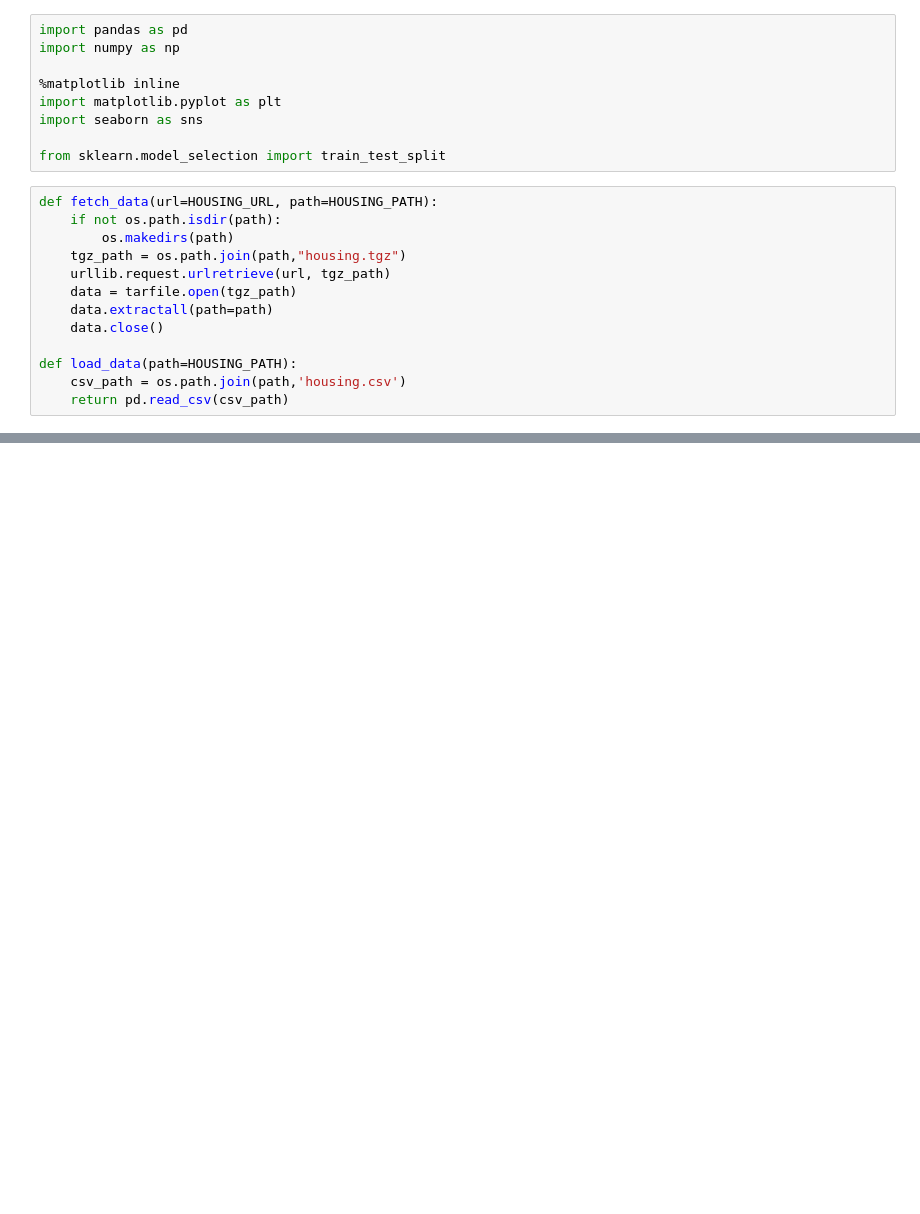
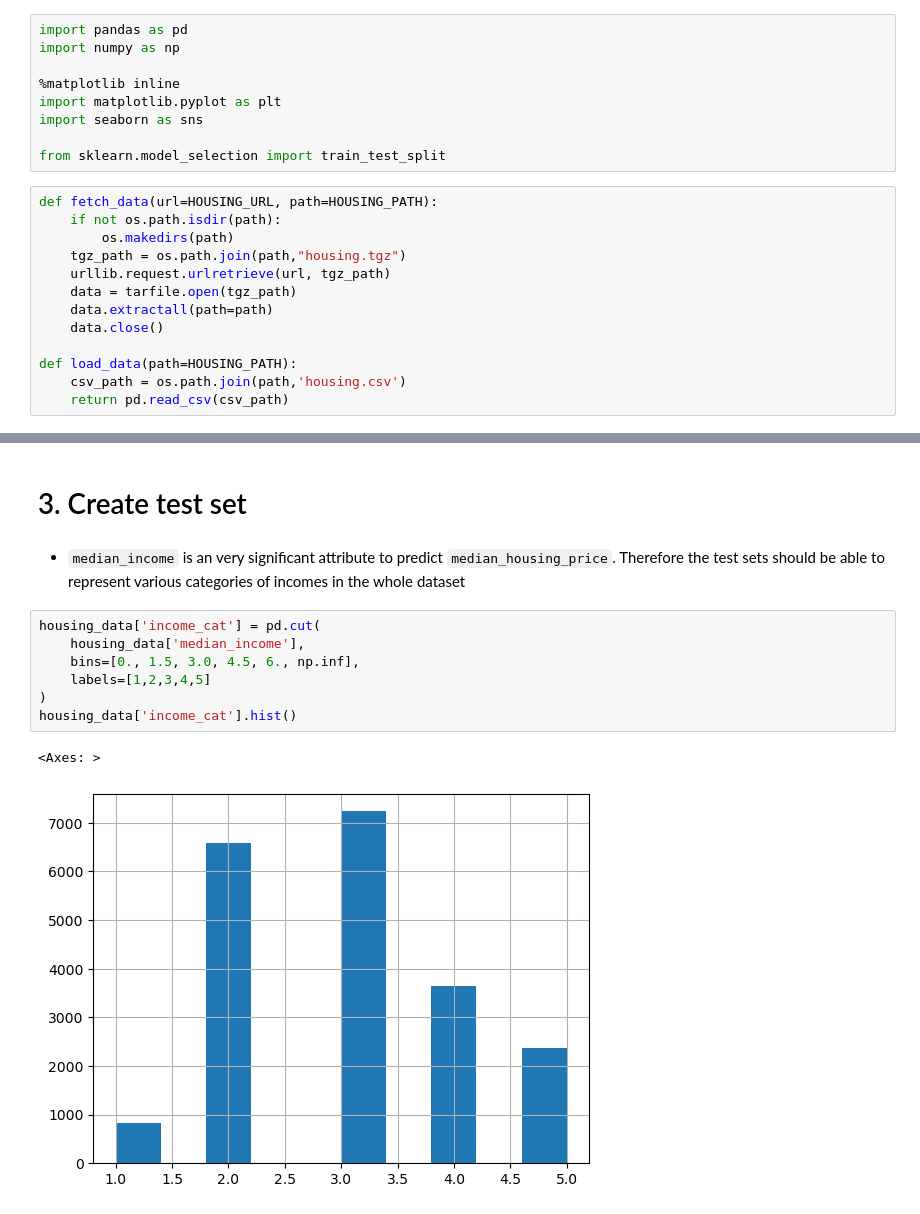
Before and after one commit to tienphatnguyendev/housing_price_prediction, a Jupyter notebook: Housing Price Prediction.ipynb, the cells around one changed output, grey strips where cells are left out. Drawn from its saved outputs; the diff is of its cells as text; blank space fills up the shorter version.

```diff
--- a/Housing Price Prediction.ipynb
+++ b/Housing Price Prediction.ipynb
@@ -55,0 +109,14 @@ housing_data.head()
+# %% [markdown]
+# 3. Create test set
+# %% [markdown]
+- `median_income` is an very significant attribute to predict `median_housing_price`. Therefore the test sets should be able to represent various categories of incomes in the whole dataset
+# %%
+housing_data['income_cat'] = pd.cut(
+    housing_data['median_income'],
+    bins=[0., 1.5, 3.0, 4.5, 6., np.inf],
+    labels=[1,2,3,4,5]
+)
+housing_data['income_cat'].hist()
+# %% [output]
+<Axes: >
+[figure, added]
```
Also changed, not shown: parts of 14 cells of this notebook.
